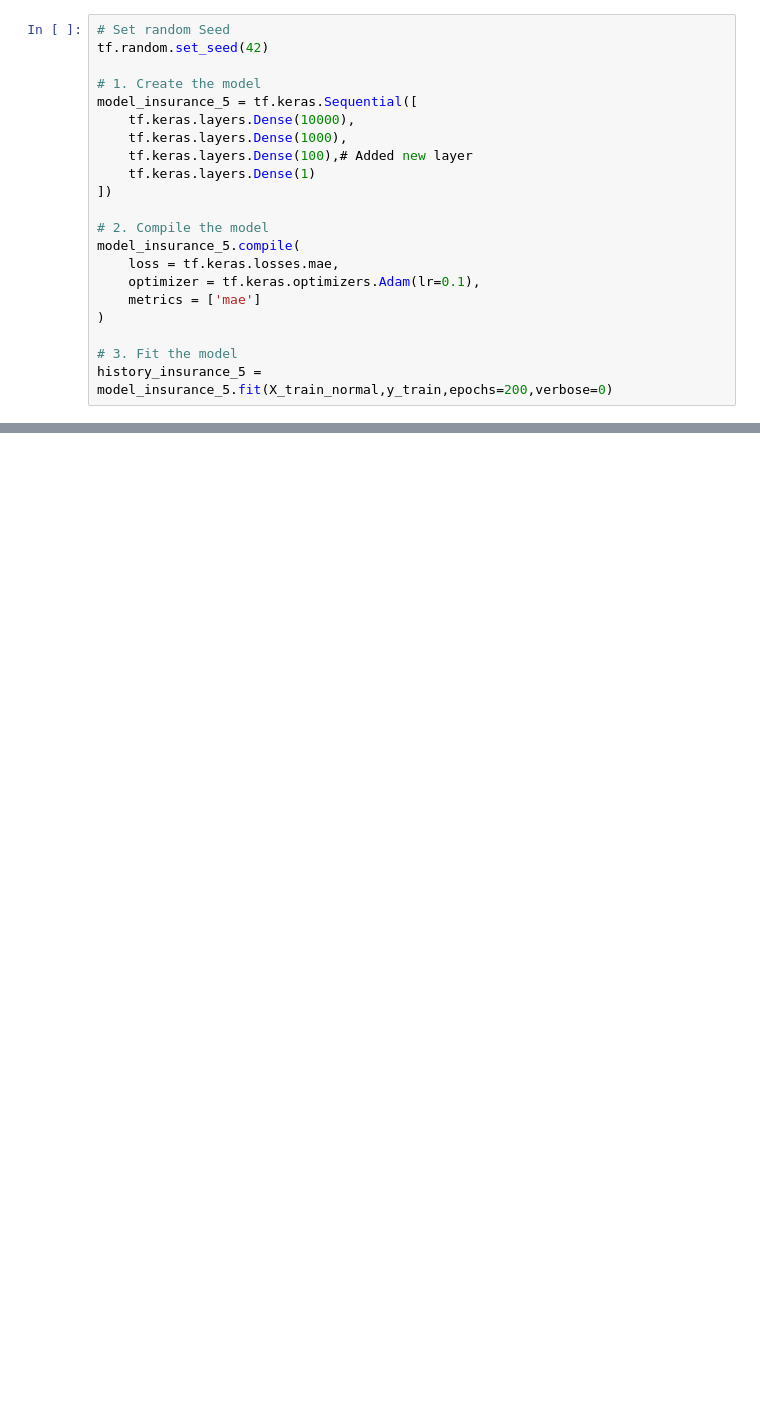
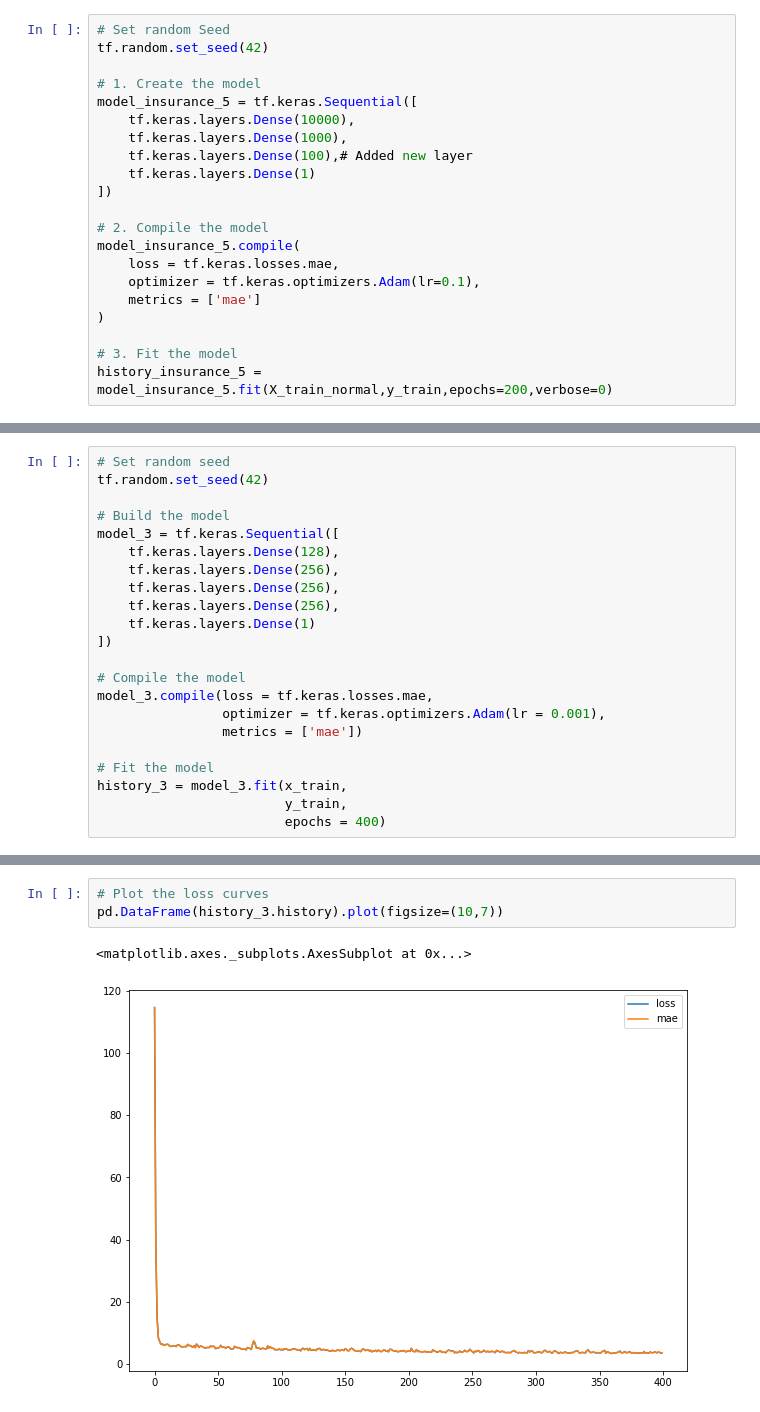
Before and after one commit to ThejakaSEP/Tensorflow_Certification, a Jupyter notebook: Exercise_01_Regression.ipynb, the cells around one changed output, grey strips where cells are left out. Saved outputs shown, nothing was run; the diff lists cells and outputs as text; blank space fills up the shorter version.

```diff
--- a/Exercise_01_Regression.ipynb
+++ b/Exercise_01_Regression.ipynb
@@ -441,0 +608,22 @@ pd.DataFrame(history_insurance_5.history).plot()
+# %%
+# Set random seed
+tf.random.set_seed(42)
+
+# Build the model
+model_3 = tf.keras.Sequential([
+    tf.keras.layers.Dense(128),
+    tf.keras.layers.Dense(256),
+    tf.keras.layers.Dense(256),
+    tf.keras.layers.Dense(256),
+    tf.keras.layers.Dense(1)
+])
+
+# Compile the model
+model_3.compile(loss = tf.keras.losses.mae,
+                optimizer = tf.keras.optimizers.Adam(lr = 0.001),
+                metrics = ['mae'])
+
+# Fit the model
+history_3 = model_3.fit(x_train,
+                        y_train,
+                        epochs = 400)
@@ -441,0 +654,6 @@ pd.DataFrame(history_insurance_5.history).plot()
+# %%
+# Plot the loss curves
+pd.DataFrame(history_3.history).plot(figsize=(10,7))
+# %% [output]
+<matplotlib.axes._subplots.AxesSubplot at 0x...>
+[figure, added]
```
Also changed, not shown: parts of 54 cells of this notebook.
